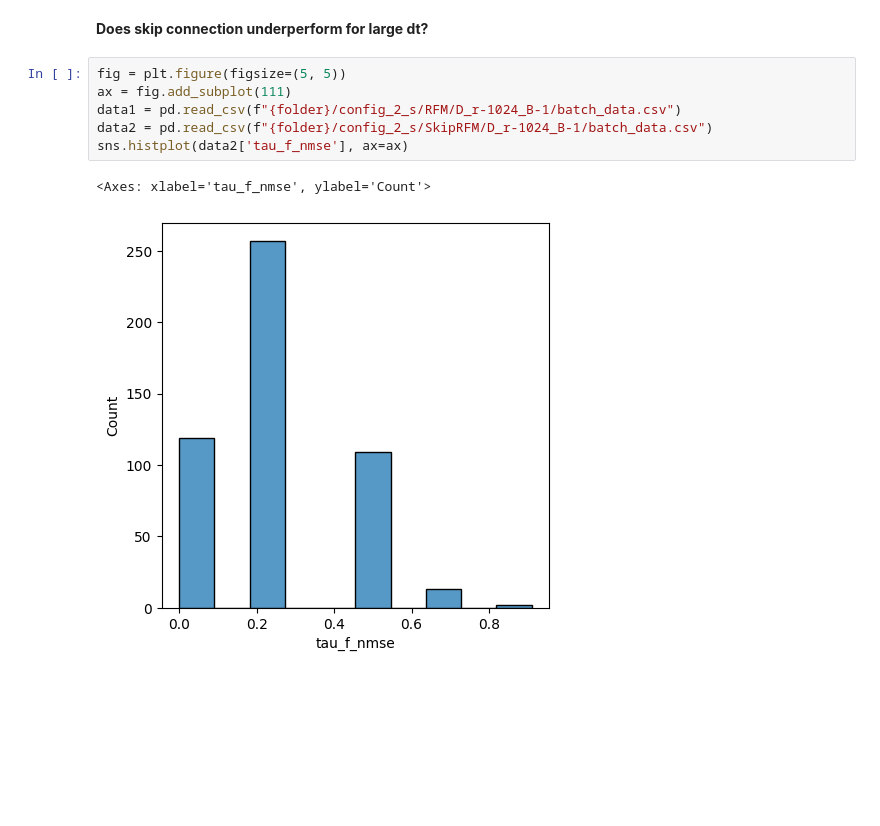
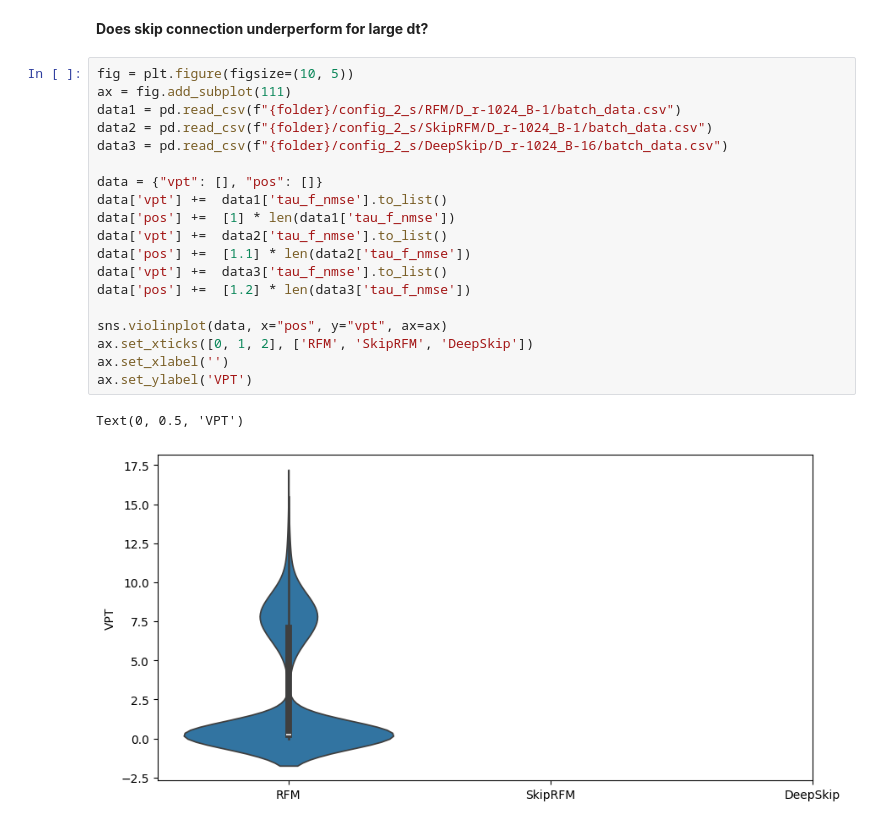
Before and after one commit to pinakm9/DeepRFM, a Jupyter notebook: notebooks/L63.ipynb, the cells around one changed output. Drawn from its saved outputs; the diff is of its cells as text; blank space fills up the shorter version.

Commit message:
config

```diff
--- a/notebooks/L63.ipynb
+++ b/notebooks/L63.ipynb
@@ -113,11 +113,24 @@ plt.savefig(f'../data/plots/{dynamical_system}-{config}-vpt-violin.png', bbox_in
 # %% [markdown]
 **Does skip connection underperform for large dt?**
 # %%
-fig = plt.figure(figsize=(5, 5))
+fig = plt.figure(figsize=(10, 5))
 ax = fig.add_subplot(111)
 data1 = pd.read_csv(f"{folder}/config_2_s/RFM/D_r-1024_B-1/batch_data.csv")
 data2 = pd.read_csv(f"{folder}/config_2_s/SkipRFM/D_r-1024_B-1/batch_data.csv")
-sns.histplot(data2['tau_f_nmse'], ax=ax)
+data3 = pd.read_csv(f"{folder}/config_2_s/DeepSkip/D_r-1024_B-16/batch_data.csv")
+
+data = {"vpt": [], "pos": []}
+data['vpt'] +=  data1['tau_f_nmse'].to_list()
+data['pos'] +=  [1] * len(data1['tau_f_nmse'])
+data['vpt'] +=  data2['tau_f_nmse'].to_list()
+data['pos'] +=  [1.1] * len(data2['tau_f_nmse'])
+data['vpt'] +=  data3['tau_f_nmse'].to_list()
+data['pos'] +=  [1.2] * len(data3['tau_f_nmse'])
+
+sns.violinplot(data, x="pos", y="vpt", ax=ax)
+ax.set_xticks([0, 1, 2], ['RFM', 'SkipRFM', 'DeepSkip'])
+ax.set_xlabel('')
+ax.set_ylabel('VPT')
 # %% [output]
-<Axes: xlabel='tau_f_nmse', ylabel='Count'>
+Text(0, 0.5, 'VPT')
-[figure, old version]
+[figure, new version]
```
Also changed, not shown: 1 other file.
